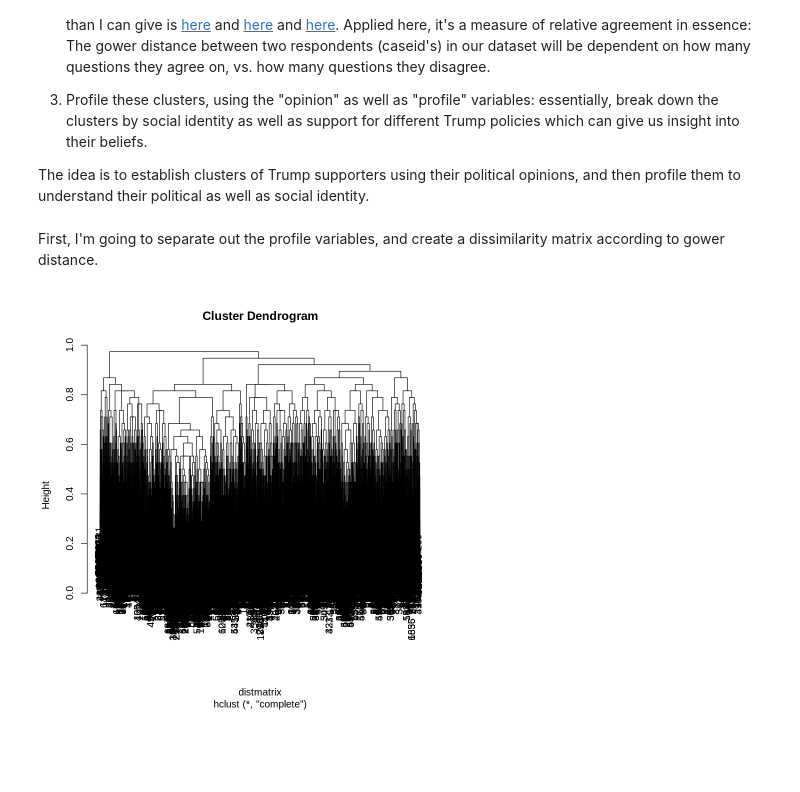
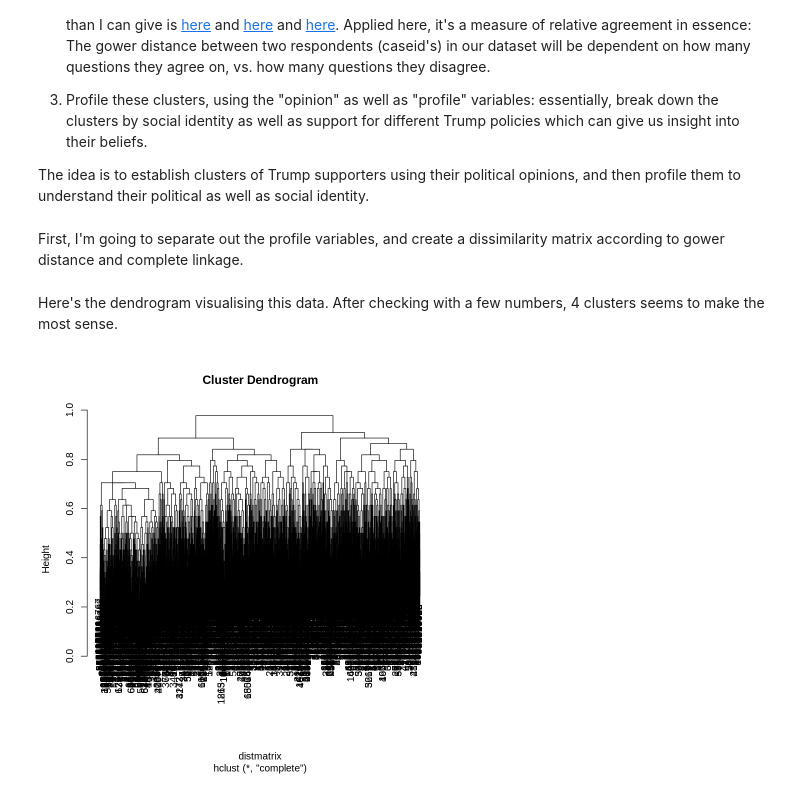
Before and after one commit to apoorvabhide/trump_supporter_clustering, a Jupyter notebook: Code/Profiling Trump Supporters.ipynb, the cells around one changed output. Saved outputs shown, nothing was run; the diff lists cells and outputs as text; code cells hidden in the pictures; blank space fills up the shorter version.

```diff
--- a/Code/Profiling Trump Supporters.ipynb
+++ b/Code/Profiling Trump Supporters.ipynb
@@ -53,7 +65,7 @@ Here's a rough outline of the methodology:
 
 The idea is to establish clusters of Trump supporters using their political opinions, and then profile them to understand their political as well as social identity.
 # %% [markdown]
-First, I'm going to separate out the profile variables, and create a dissimilarity matrix according to gower distance.
+First, I'm going to separate out the profile variables, and create a dissimilarity matrix according to gower distance and complete linkage.
 # %%
 # Load the data and choose required columns
 cces_ts <- readRDS("Data/cces_2018_data.RDS")
@@ -61,21 +73,32 @@ cces_profile <- cces_ts %>% select(caseid=caseid,
                            birthyr,
                            gender,
                            sexuality,
+                           region,
+                           edloan,
+                           employ,
                            educ,
                            race,
                            ideo5,
+                           numchildren,
                            pew_churatd,
                            pew_bornagain,
+                           pew_prayer,
+                           internethome,
+                           internetwork,
+                           pid7,
+                           urbancity,
+                           nationaleconomy=CC18_301,
+                           faminc_new,
                            newsint,
+                           postedabtpolitics = CC18_300d_1,
+                           householdincomelastyear=CC18_302,
                            union,
+                           demideology=CC18_334D,
                            investor,
                            tvuse=CC18_300_2 ,
                            newspaper=CC18_300_3,
                            radiouse=CC18_300_4,
-                           videoabtpolitics=CC18_300d_3,
-                           fwdpolitics=CC18_300d_5,
-)
-
+                           voted2018midterm=CC18_401)
 cces <- cces_ts %>% select(caseid=caseid,
                            trumpapprove=CC18_308a,
                            policespending=CC18_426_4,
@@ -102,6 +125,10 @@ cces <- cces_ts %>% select(caseid=caseid,
                            russiacollusion=CC18_335,
                            epaco2=CC18_415a,
                            environprot = CC18_415d,
+                           finchoiceact = CC18_416,
+                           repealcleanpower=CC18_417_a,
+                           withdrawirandeal=CC18_417_b,
+                           contactpublicoff = CC18_417a_5,
                            muslimban=CC18_417_c,
                            blackswithoutfavours=CC18_422e,
                            blacksgottenlessthandeserve=CC18_422g,
@@ -110,6 +137,8 @@ cces <- cces_ts %>% select(caseid=caseid,
                            racismrare = CC18_422b,
                            feministreasonable=CC18_422d,
                            welfarespend=CC18_426_1,
+                           healthcarespend=CC18_426_2,
+                           educationspend = CC18_426_3,
                            banassault=CC18_320c,
                            backgroundchecks=CC18_320a,
                            easierconcealed=CC18_320d,
@@ -134,5 +163,4 @@ for(i in 1:ncol(cces_cluster))
   cces_cluster[,i] <- as_factor(cces_cluster[,i])
 }
 
-#Create a distance matrix using gower distance and the given dataset
-distmatrix <- daisy(x = cces_cluster,metric = "gower")
+cces_cluster1 <- cces_cluster
@@ -141,5 +167,13 @@ After creating this distance matrix.
+# %% [markdown]
+Here's the dendrogram visualising this data. After checking with a few numbers, 4 clusters seems to make the most sense.
 # %%
+#Create a distance matrix using gower distance and the given dataset
+distmatrix <- daisy(x = cces_cluster1,metric = "gower")
 # Plotting the dendogram to see how many clusters. Complete linkage gives the best results.
+set.seed(72)
 plot(hclust(distmatrix,method = "complete"))
+set.seed(72)
+hc <- hclust(distmatrix,method="complete")
+cces_cluster1$caseid <- caseids
 # %% [output]
-[figure, old version]
+[figure, new version]
```
Also changed, not shown: parts of 9 cells of this notebook, 3 other files.
